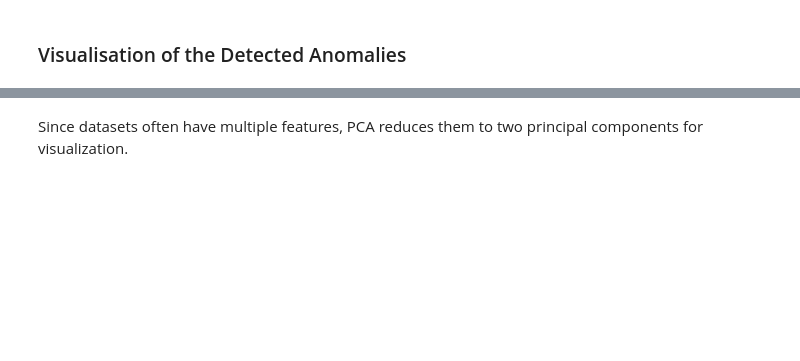
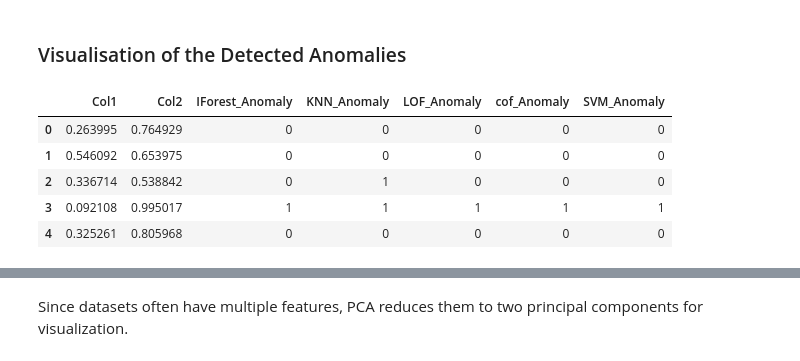
Before and after one commit to rhyslwells/ML_Tools, a Jupyter notebook: Explorations/Preprocess/Outliers/Pycaret_Anomaly.ipynb, the cells around one changed output, grey strips where cells are left out. Drawn from its saved outputs; the diff is of its cells as text; code cells hidden in the pictures; blank space fills up the shorter version.

```diff
--- a/Explorations/Preprocess/Outliers/Pycaret_Anomaly.ipynb
+++ b/Explorations/Preprocess/Outliers/Pycaret_Anomaly.ipynb
@@ -106,0 +226,13 @@ plot_anomaly_scatter(anomaly_df, 'IForest_Anomaly', 'Col1', 'Col2')
+# %%
+# Apply the labeling function
+x='Col1'
+y='Col2'
+df=anomaly_df[[x,y]+anomaly_cols]
+df.head()
+# %% [output]
+|  | Col1 | Col2 | IForest_Anomaly | KNN_Anomaly | LOF_Anomaly | cof_Anomaly | SVM_Anomaly |
+| 0 | 0.263995 | 0.764929 | 0 | 0 | 0 | 0 | 0 |
+| 1 | 0.546092 | 0.653975 | 0 | 0 | 0 | 0 | 0 |
+| 2 | 0.336714 | 0.538842 | 0 | 1 | 0 | 0 | 0 |
+| 3 | 0.092108 | 0.995017 | 1 | 1 | 1 | 1 | 1 |
+| 4 | 0.325261 | 0.805968 | 0 | 0 | 0 | 0 | 0 |
```
Also changed, not shown: parts of 26 cells of this notebook, 2 other files.
